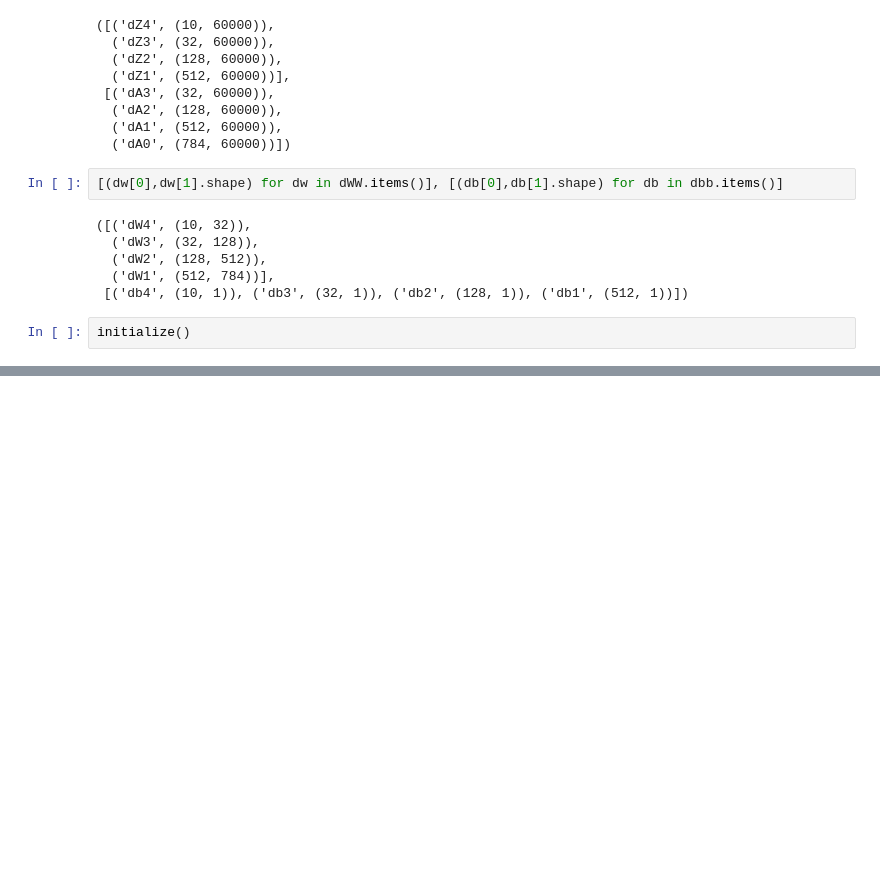
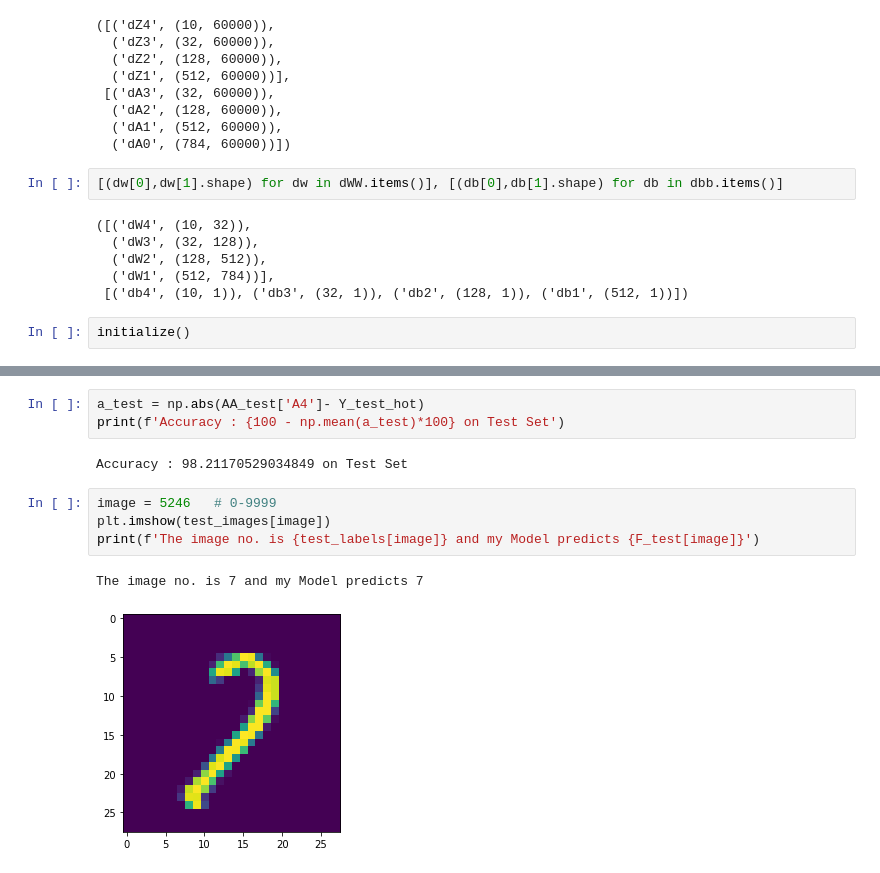
Before and after one commit to ABD-01/MNIST, a Jupyter notebook: MNIST_Using_Multi_Layer.ipynb, the cells around one changed output, grey strips where cells are left out. Saved outputs shown, nothing was run; the diff lists cells and outputs as text; blank space fills up the shorter version.

```diff
--- a/MNIST_Using_Multi_Layer.ipynb
+++ b/MNIST_Using_Multi_Layer.ipynb
@@ -233,0 +271,12 @@ Accuracy : 81.98320546987658 on Train Set
+# %%
+a_test = np.abs(AA_test['A4']- Y_test_hot)
+print(f'Accuracy : {100 - np.mean(a_test)*100} on Test Set')
+# %% [output]
+Accuracy : 98.21170529034849 on Test Set
+# %%
+image = 5246   # 0-9999
+plt.imshow(test_images[image])
+print(f'The image no. is {test_labels[image]} and my Model predicts {F_test[image]}')
+# %% [output]
+The image no. is 7 and my Model predicts 7
+[figure, added]
```
Also changed, not shown: parts of 6 cells of this notebook.
